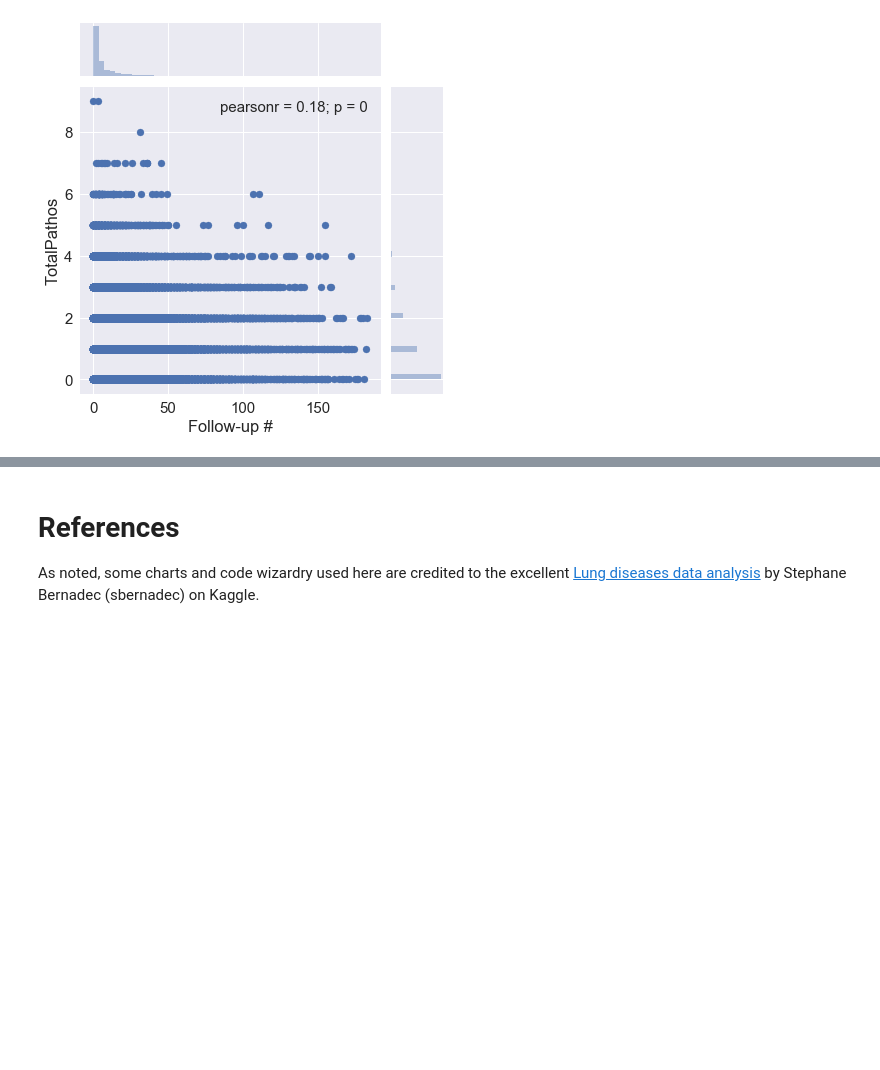
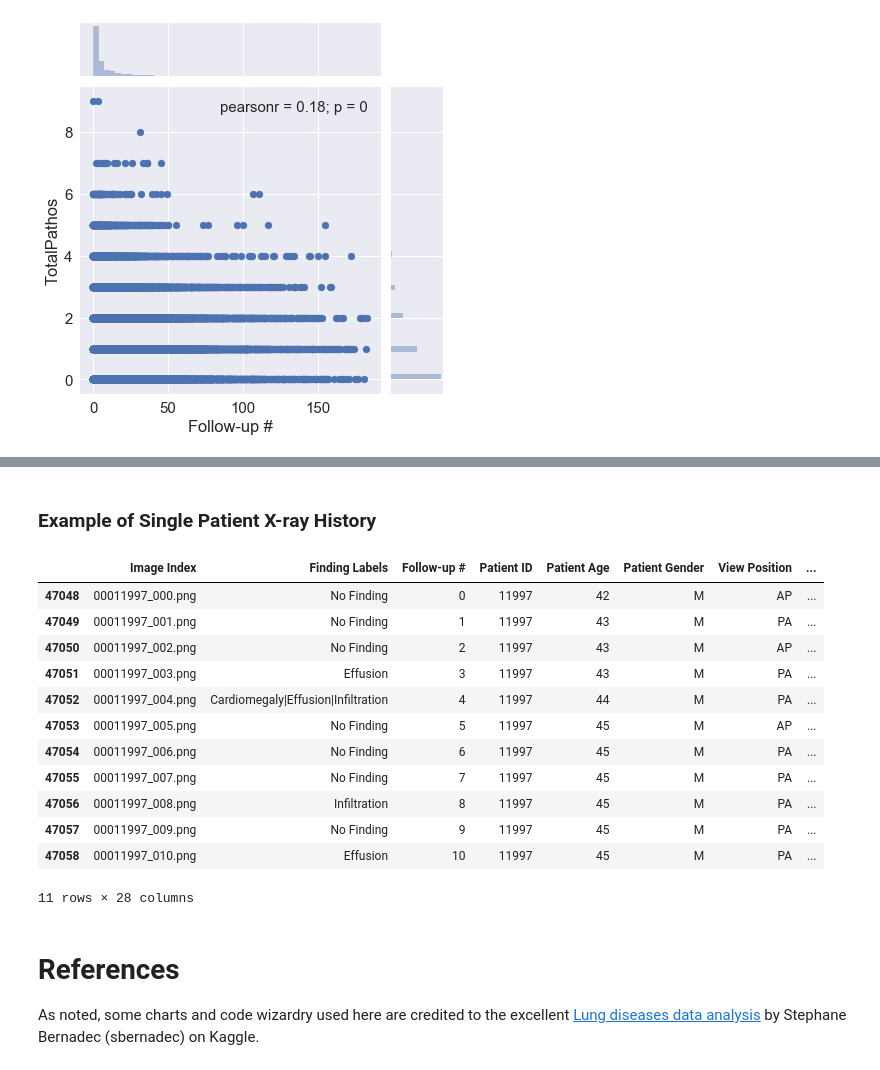
Before and after one commit to carterstowell/xray-vision, a Jupyter notebook: EDA/CXR-14_EDA.ipynb, the cells around one changed output, grey strips where cells are left out. Cells and saved outputs as stored; diff of their text form; code cells hidden in the pictures; blank space fills up the shorter version.

```diff
--- a/EDA/CXR-14_EDA.ipynb
+++ b/EDA/CXR-14_EDA.ipynb
@@ -685,3 +727,21 @@ sns.jointplot(x="Follow-up #", y="TotalPathos", data=xrays);
+# %% [markdown]
+### Example of Single Patient X-ray History
+# %%
+xrays[xrays['Patient ID'] == 11997]
+# %% [output]
+|  | Image Index | Finding Labels | Follow-up # | Patient ID | Patient Age | Patient Gender | View Position | ... |
+| 47048 | 00011997_000.png | No Finding | 0 | 11997 | 42 | M | AP | ... |
+| 47049 | 00011997_001.png | No Finding | 1 | 11997 | 43 | M | PA | ... |
+| 47050 | 00011997_002.png | No Finding | 2 | 11997 | 43 | M | AP | ... |
+| 47051 | 00011997_003.png | Effusion | 3 | 11997 | 43 | M | PA | ... |
+| 47052 | 00011997_004.png | Cardiomegaly|Effusion|Infiltration | 4 | 11997 | 44 | M | PA | ... |
+| 47053 | 00011997_005.png | No Finding | 5 | 11997 | 45 | M | AP | ... |
+| 47054 | 00011997_006.png | No Finding | 6 | 11997 | 45 | M | PA | ... |
+| 47055 | 00011997_007.png | No Finding | 7 | 11997 | 45 | M | PA | ... |
+| 47056 | 00011997_008.png | Infiltration | 8 | 11997 | 45 | M | PA | ... |
+| 47057 | 00011997_009.png | No Finding | 9 | 11997 | 45 | M | PA | ... |
+| 47058 | 00011997_010.png | Effusion | 10 | 11997 | 45 | M | PA | ... |
+11 rows × 28 columns
 # %% [markdown]
 # References
 
```
Also changed, not shown: parts of 7 cells of this notebook.
